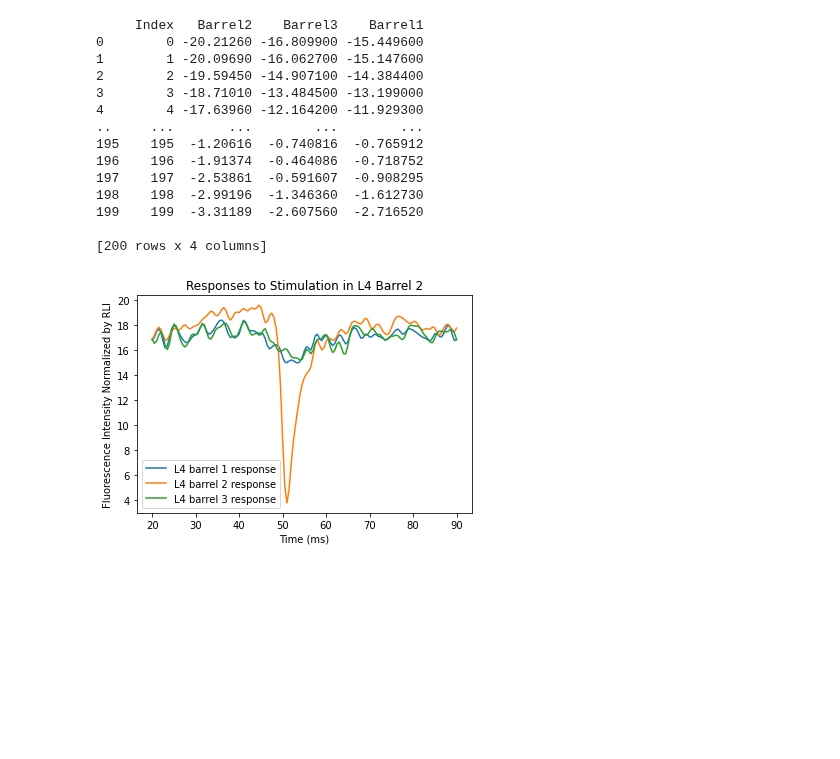
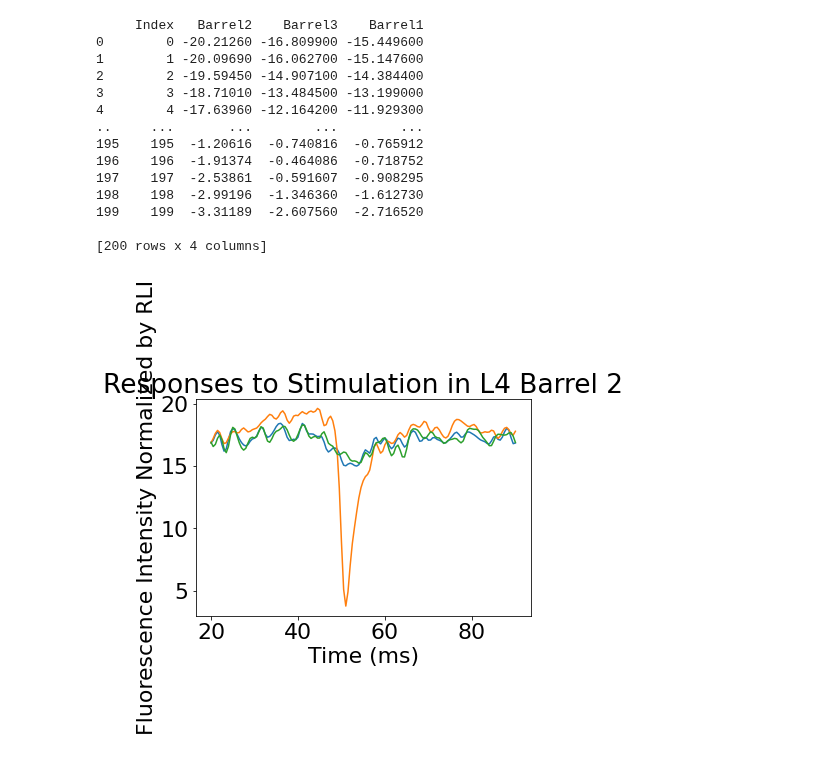
Before and after one commit to john-judge/TSM-to-ZDA, a Jupyter notebook: Fig1_May2023.ipynb, the cells around one changed output. Saved outputs shown, nothing was run; the diff lists cells and outputs as text; code cells hidden in the pictures; blank space fills up the shorter version.

```diff
--- a/Fig1_May2023.ipynb
+++ b/Fig1_May2023.ipynb
@@ -10,6 +10,8 @@ import pandas as pd
 data_dir = "C:/Users/jjudge3/Desktop/Data/mm_full_pipeline_targets/"
 csv_filename_1 = 'velocity_scnn1a_part1_3_7_slice1.csv'
 csv_filename_2 = 'velocity_scnn1a_part1_3_7_slice2.csv'
+plt.rcParams.update({'font.size': 22})
+#plt.rcParams['figure.figsize'] = [20, 12]
 # %%
 df1 = pd.read_csv(data_dir + csv_filename_1)
 df1 = pd.DataFrame(df1)
@@ -171,35 +173,35 @@ plt.clf()
 start_cut = 40
 end_cut = 180
 baseline = 17
 v1 = traces_barrel_1.loc[start_cut:end_cut, ["Barrel1"]] + baseline
 v2 = traces_barrel_1.loc[start_cut:end_cut, ["Barrel2"]] + baseline
 v3 = traces_barrel_1.loc[start_cut:end_cut, ["Barrel3"]] + baseline
 t = [(i+start_cut) * 0.5 for i in range(len(v1))]
 plt.plot(t, v1, label="L4 barrel 1 response")
 plt.plot(t, v2, label="L4 barrel 2 response")
 plt.plot(t, v3, label="L4 barrel 3 response")
-plt.legend()
+#plt.legend()
 plt.xlabel("Time (ms)")
 plt.ylabel("Fluorescence Intensity Normalized by RLI")
 plt.title("Responses to Stimulation in L4 Barrel 2")
 plt.savefig(data_dir + "03-07-23/selected_zda/analysis01_03_03/traces_barrel_2.png")
 plt.show()
 # %% [output]
      Index   Barrel2    Barrel3    Barrel1
 0        0 -20.21260 -16.809900 -15.449600
 1        1 -20.09690 -16.062700 -15.147600
 2        2 -19.59450 -14.907100 -14.384400
 3        3 -18.71010 -13.484500 -13.199000
 4        4 -17.63960 -12.164200 -11.929300
 ..     ...       ...        ...        ...
 195    195  -1.20616  -0.740816  -0.765912
 196    196  -1.91374  -0.464086  -0.718752
 197    197  -2.53861  -0.591607  -0.908295
 198    198  -2.99196  -1.346360  -1.612730
 199    199  -3.31189  -2.607560  -2.716520
 
 [200 rows x 4 columns]
-[figure, old version]
+[figure, new version]
 # %%
 # 3/7 slice 1 L4 traces: barrel 3
 traces_barrel_1 = data_dir + "03-07-23/selected_zda/analysis01_04_02/traces_L4_barrels.dat"
```
Also changed, not shown: parts of 5 cells of this notebook, 1 other file.
